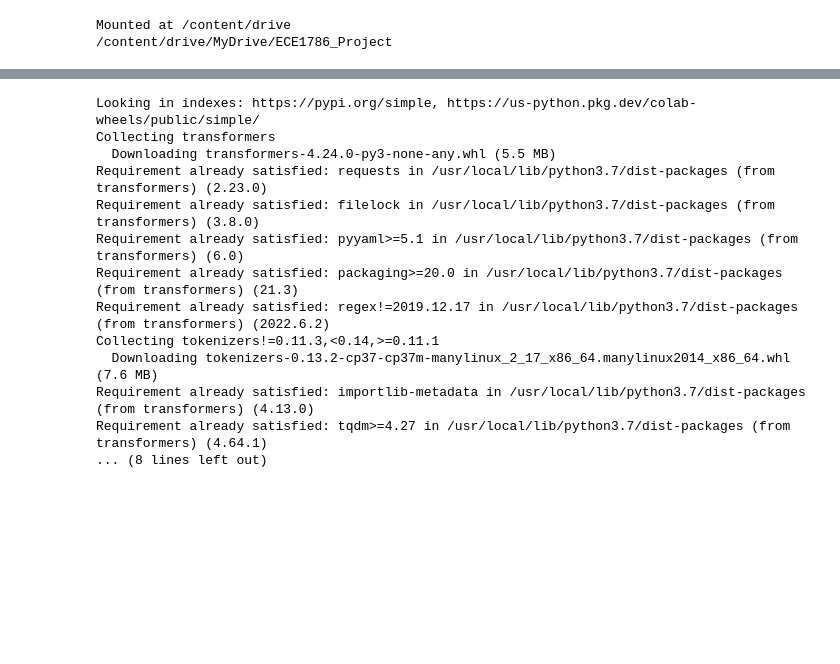
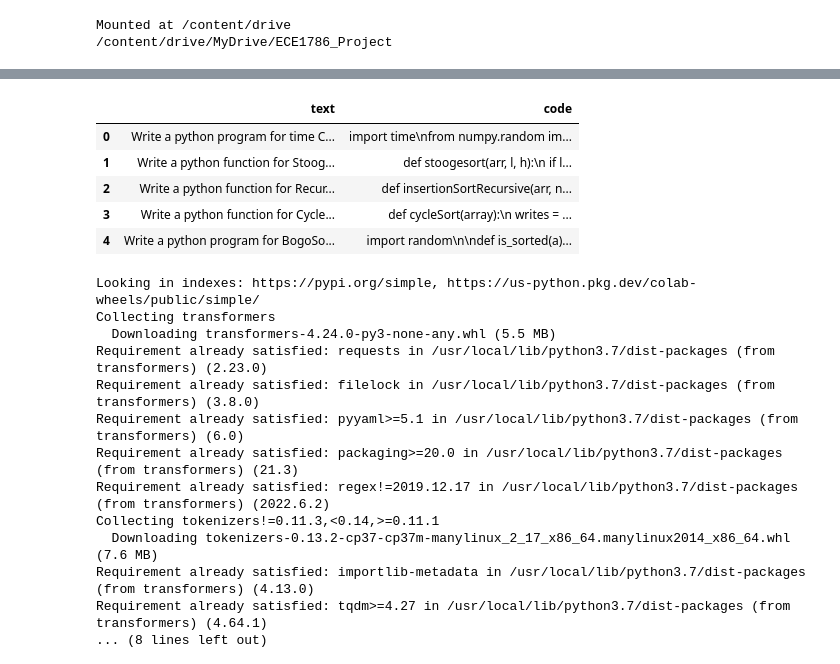
Before and after one commit to ece1786-2022/Eng2Py, a Jupyter notebook: Datasets.ipynb, the cells around one changed output, grey strips where cells are left out. Cells and saved outputs as stored; diff of their text form; code cells hidden in the pictures; blank space fills up the shorter version.

```diff
--- a/Datasets.ipynb
+++ b/Datasets.ipynb
@@ -71,3 +76,13 @@ display(HTML(created_dataset.to_html()))
+# %%
+Dataset_Dhairya = pd.read_csv('Dataset_Dhairya.csv')
+Dataset_Dhairya.head()
+# %% [output]
+|  | text | code |
+| 0 | Write a python program for time C... | import time\nfrom numpy.random im... |
+| 1 | Write a python function for Stoog... | def stoogesort(arr, l, h):\n if l... |
+| 2 | Write a python function for Recur... | def insertionSortRecursive(arr, n... |
+| 3 | Write a python function for Cycle... | def cycleSort(array):\n writes = ... |
+| 4 | Write a python program for BogoSo... | import random\n\ndef is_sorted(a)... |
 # %%
 !pip install transformers
 # %% [output]
```
Also changed, not shown: parts of 12 cells of this notebook.
